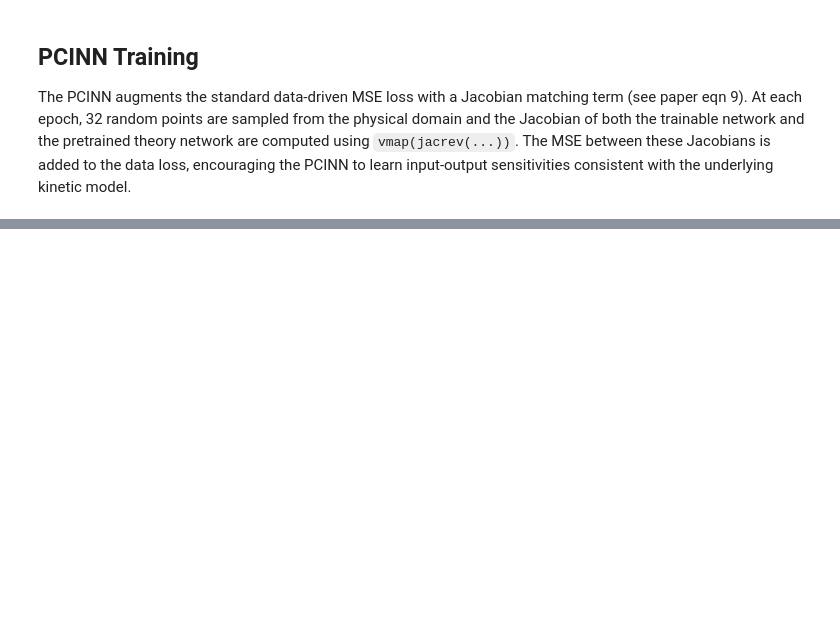
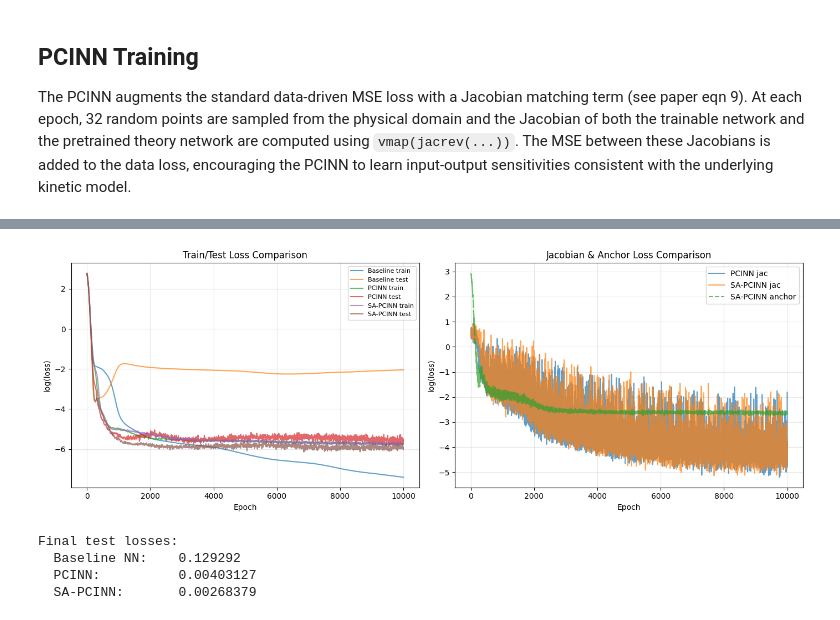
Before and after one commit to Ari-S-123/PCINN, a Jupyter notebook: MMA_PCINN.ipynb, the cells around one changed output, grey strips where cells are left out. Saved outputs shown, nothing was run; the diff lists cells and outputs as text; code cells hidden in the pictures; blank space fills up the shorter version.

```diff
--- a/MMA_PCINN.ipynb
+++ b/MMA_PCINN.ipynb
@@ -448,0 +627,39 @@ Save the trained PCINN weights, an inference bundle (weights + scaling parameter
+# %%
+fig, axes = plt.subplots(1, 2, figsize=(14, 5))
+
+# Left: train + test loss for all three models
+axes[0].plot(safe_log(train_losses), label="Baseline train", alpha=0.7)
+axes[0].plot(safe_log(test_losses), label="Baseline test", alpha=0.7)
+axes[0].plot(safe_log(pcinn_train_losses), label="PCINN train", alpha=0.7)
+axes[0].plot(safe_log(pcinn_test_losses), label="PCINN test", alpha=0.7)
+axes[0].plot(safe_log(sa_train_losses), label="SA-PCINN train", alpha=0.7)
+axes[0].plot(safe_log(sa_test_losses), label="SA-PCINN test", alpha=0.7)
+axes[0].set_xlabel("Epoch")
+axes[0].set_ylabel("log(loss)")
+axes[0].set_title("Train/Test Loss Comparison")
+axes[0].grid(True, alpha=0.3)
+axes[0].legend(fontsize=8)
+
+# Right: Jacobian + anchor losses
+axes[1].plot(safe_log(jac_losses), label="PCINN jac", alpha=0.7)
+axes[1].plot(safe_log(sa_jac_losses), label="SA-PCINN jac", alpha=0.7)
+axes[1].plot(safe_log(sa_anchor_losses), label="SA-PCINN anchor", alpha=0.7, linestyle="--")
+axes[1].set_xlabel("Epoch")
+axes[1].set_ylabel("log(loss)")
+axes[1].set_title("Jacobian & Anchor Loss Comparison")
+axes[1].grid(True, alpha=0.3)
+axes[1].legend()
+
+plt.tight_layout()
+plt.show()
+
+print(f"\nFinal test losses:")
+print(f"  Baseline NN:    {test_losses[-1]:.6g}")
+print(f"  PCINN:          {pcinn_test_losses[-1]:.6g}")
+print(f"  SA-PCINN:       {sa_test_losses[-1]:.6g}")
+# %% [output]
+[figure, added]
+Final test losses:
+  Baseline NN:    0.129292
+  PCINN:          0.00403127
+  SA-PCINN:       0.00268379
```
Also changed, not shown: parts of 22 cells of this notebook, 19 other files.
